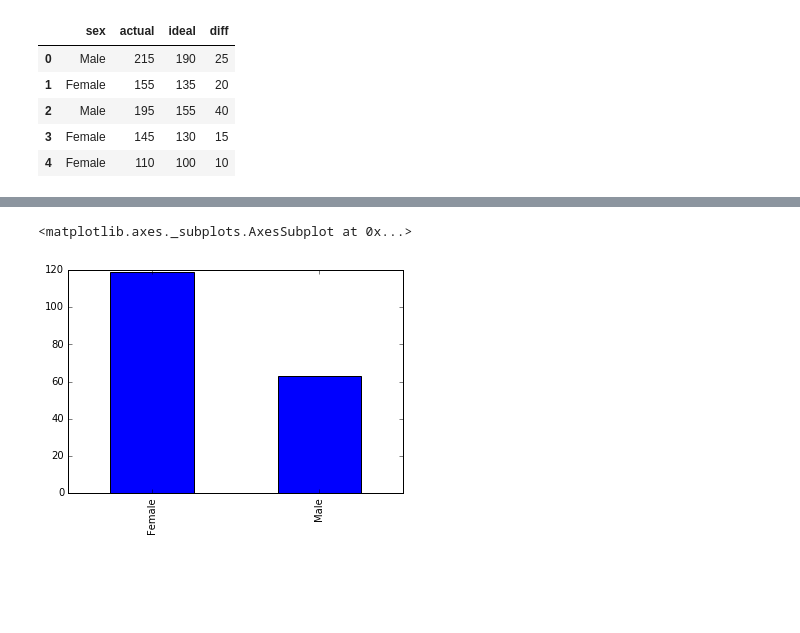
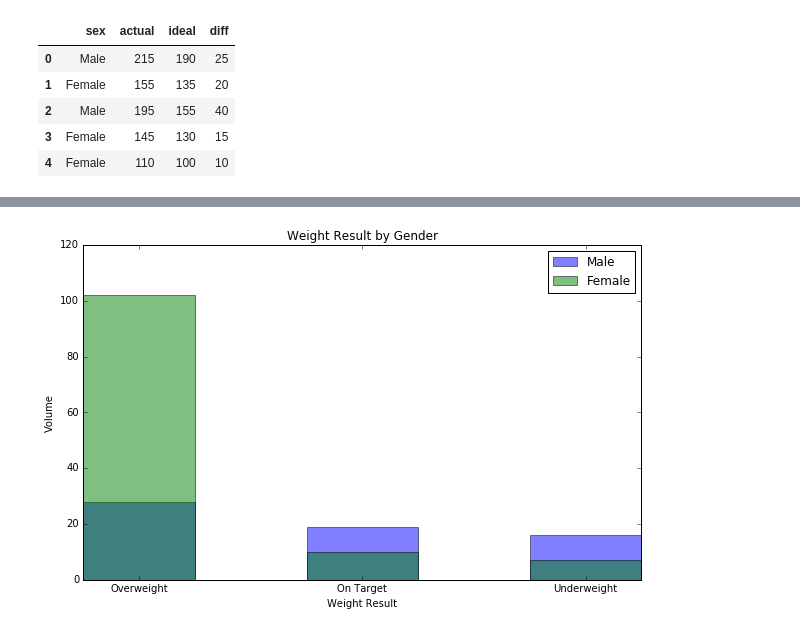
Before and after one commit to mshofmann/data_science, a Jupyter notebook: Ideal_Weight.ipynb, the cells around one changed output, grey strips where cells are left out. Drawn from its saved outputs; the diff is of its cells as text; code cells hidden in the pictures; blank space fills up the shorter version.

```diff
--- a/Ideal_Weight.ipynb
+++ b/Ideal_Weight.ipynb
@@ -54,5 +81,19 @@ plt.xlabel('Difference between actual and ideal weight');
-# %%
-df.sex.value_counts().plot(kind='bar')
-# %% [output]
-<matplotlib.axes._subplots.AxesSubplot at 0x...>
-[figure, removed]
+# %%
+g = lambda x: 'over' if x > 0 else 'on' if x == 0 else 'under'
+df['over_on_under'] = df['diff'].map(g)
+
+loc = np.arange(3)
+w = 0.5
+plt.figure(figsize=(10,6))
+plt.bar(loc, df['over_on_under'][df['sex']=='Male'].value_counts(),
+        width=w, alpha=0.5, color='b')
+plt.bar(loc, df['over_on_under'][df['sex']=='Female'].value_counts(),
+        width=w, alpha=0.5, color='g')
+plt.xticks(loc + w/2., ('Overweight','On Target','Underweight'))
+
+plt.title('Weight Result by Gender')
+plt.xlabel('Weight Result')
+plt.ylabel('Volume')
+plt.legend(('Male','Female'));
+# %% [output]
+[figure, added]
```
Also changed, not shown: parts of 19 cells of this notebook.
